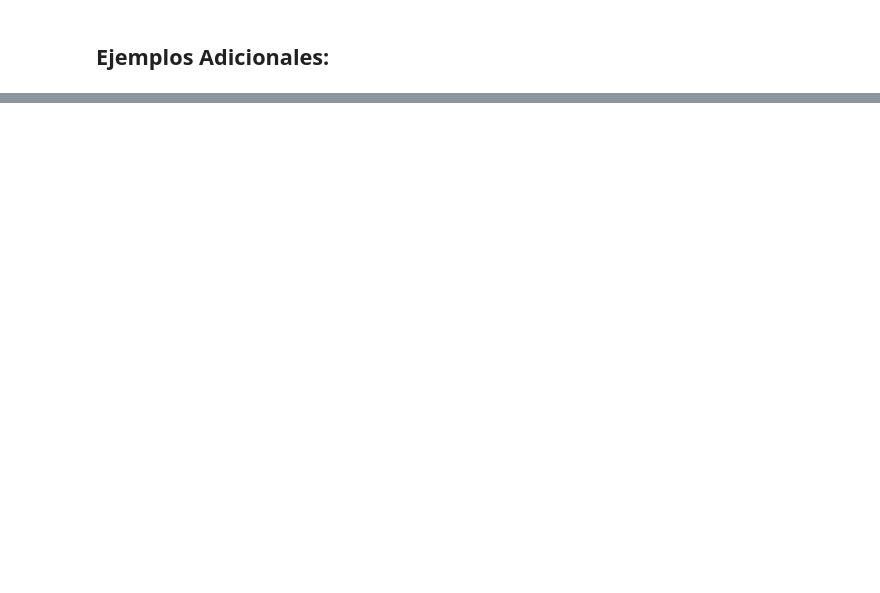
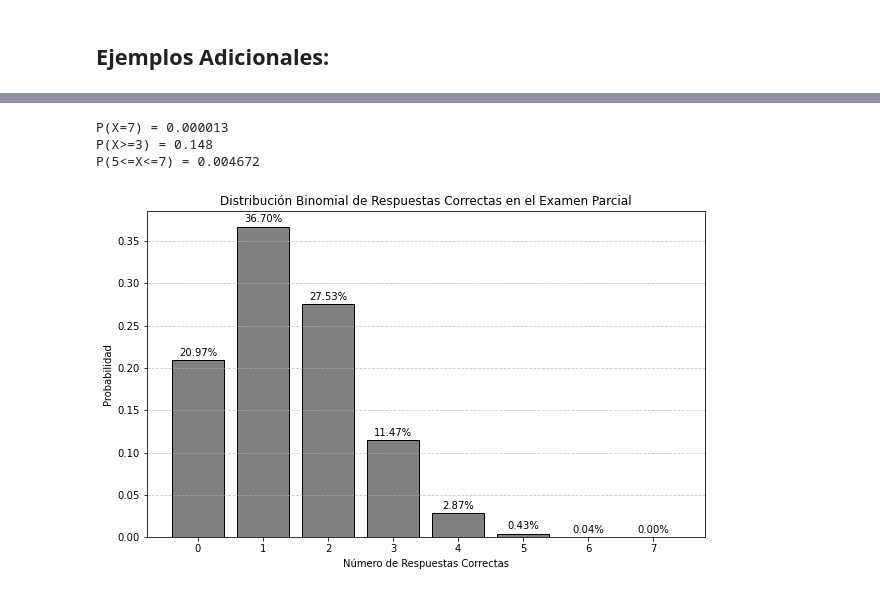
Before and after one commit to waalzate/StatisticsJala, a Jupyter notebook: Semana4-Distribuciones discretas/Semana4-DistribucionesDiscretas.ipynb, the cells around one changed output, grey strips where cells are left out. Drawn from its saved outputs; the diff is of its cells as text; code cells hidden in the pictures; blank space fills up the shorter version.

```diff
--- a/Semana4-Distribuciones discretas/Semana4-DistribucionesDiscretas.ipynb
+++ b/Semana4-Distribuciones discretas/Semana4-DistribucionesDiscretas.ipynb
@@ -444,0 +585,59 @@ Sea $X=$ el número de respuestas correctas que responde el estudiante al azar.
+# %%
+# Cálculos en Python:
+#librerias necesarias
+import math
+from scipy.stats import binom
+#Parámetros de la distribución binomial
+
+n=7 # Número de ensayos
+p=0.2 # Probabilidad de éxito ( obtener una respuesta correcta)
+
+
+#a)  Probabilidad de que exactamente 7 respuestas estén correctas
+prob_X_equals_7 = binom.pmf(n, 7, p)
+print(f"P(X=7) = {prob_X_equals_7:.6f}")
+
+# Probabilidad de que al menos 3 respuestas estén correctas
+prob_X_greather_3 = 1 - sum(binom.pmf(k, n, p) for k in range(3))
+print(f"P(X>=3) = {prob_X_greather_3:.3f}")
+
+# Probabilidad de que entre 5 y 7 respuestas estén correctas
+prob_X_5_to_7 = sum(binom.pmf(k, n, p) for k in range(5, 8))
+print(f"P(5<=X<=7) = {prob_X_5_to_7:.6f}")
+# %% [output]
+P(X=7) = 0.000013
+P(X>=3) = 0.148
+P(5<=X<=7) = 0.004672
+# %%
+#Gráfico de la distribución de probabilidad
+
+import matplotlib.pyplot as plt
+import numpy as np
+
+# Parámetros de la distribución binomial
+n = 7
+p = 0.2
+
+# Valores de X (número de respuestas correctas)
+x = np.arange(0, n + 1)
+
+# Probabilidades correspondientes
+probabilities = binom.pmf(x, n, p)
+
+# Crear el diagrama de barras
+plt.figure(figsize=(10, 6))
+plt.bar(x, probabilities, color='gray', edgecolor='black')
+plt.xlabel('Número de Respuestas Correctas')
+plt.ylabel('Probabilidad')
+plt.title('Distribución Binomial de Respuestas Correctas en el Examen Parcial')
+plt.xticks(x)
+plt.grid(axis='y', linestyle='--', alpha=0.7)
+
+# Mostrar el valor de las probabilidades sobre cada barra
+for i in range(len(x)):
+    plt.text(x[i], probabilities[i] + 0.005, f'{probabilities[i]*100:.2f}%', ha='center')
+
+# Mostrar el gráfico
+plt.show()
+# %% [output]
+[figure, added]
```
Also changed, not shown: parts of 12 cells of this notebook.
